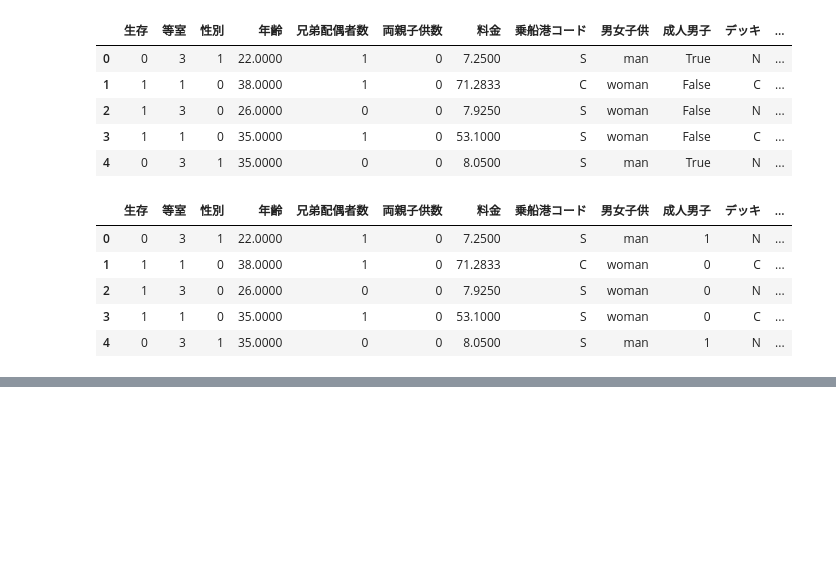
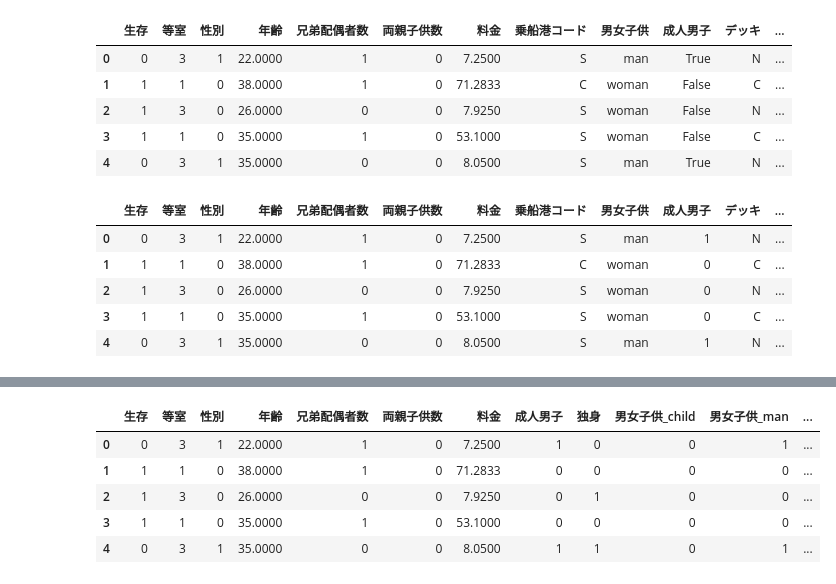
Before and after one commit to hirokimituya/book_create-profitable-AI-with-Python, a Jupyter notebook: ch04_02_data_preprocess.ipynb, the cells around one changed output, grey strips where cells are left out. Drawn from its saved outputs; the diff is of its cells as text; code cells hidden in the pictures; blank space fills up the shorter version.

```diff
--- a/ch04_02_data_preprocess.ipynb
+++ b/ch04_02_data_preprocess.ipynb
@@ -210,0 +265,18 @@ display(df9.head())
+# %%
+# One-Hotエンコーディング
+
+# 乗船港コード
+df11 = enc(df10, '乗船港コード')
+
+# デッキ
+df12 = enc(df11, 'デッキ')
+
+# 結果確認
+display(df12.head())
+# %% [output]
+|  | 生存 | 等室 | 性別 | 年齢 | 兄弟配偶者数 | 両親子供数 | 料金 | 成人男子 | 独身 | 男女子供_child | 男女子供_man | ... |
+| 0 | 0 | 3 | 1 | 22.0000 | 1 | 0 | 7.2500 | 1 | 0 | 0 | 1 | ... |
+| 1 | 1 | 1 | 0 | 38.0000 | 1 | 0 | 71.2833 | 0 | 0 | 0 | 0 | ... |
+| 2 | 1 | 3 | 0 | 26.0000 | 0 | 0 | 7.9250 | 0 | 1 | 0 | 0 | ... |
+| 3 | 1 | 1 | 0 | 35.0000 | 1 | 0 | 53.1000 | 0 | 0 | 0 | 0 | ... |
+| 4 | 0 | 3 | 1 | 35.0000 | 0 | 0 | 8.0500 | 1 | 1 | 0 | 1 | ... |
```
Also changed, not shown: parts of 8 cells of this notebook.
